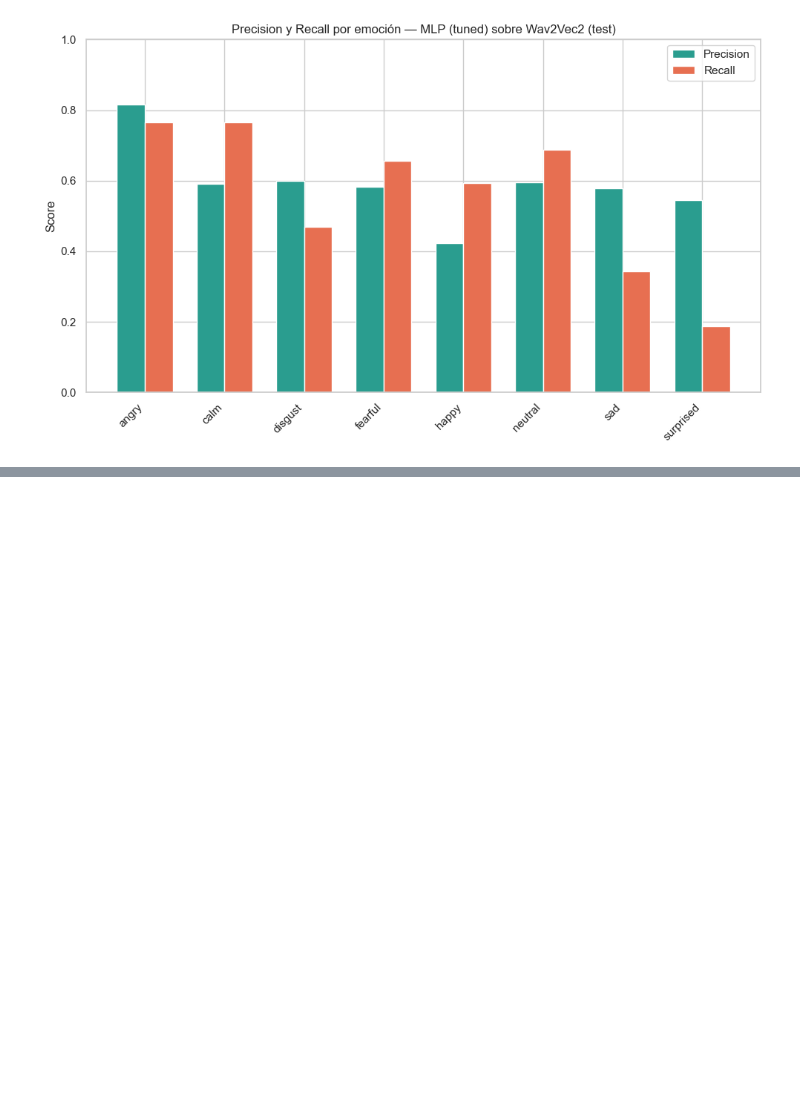
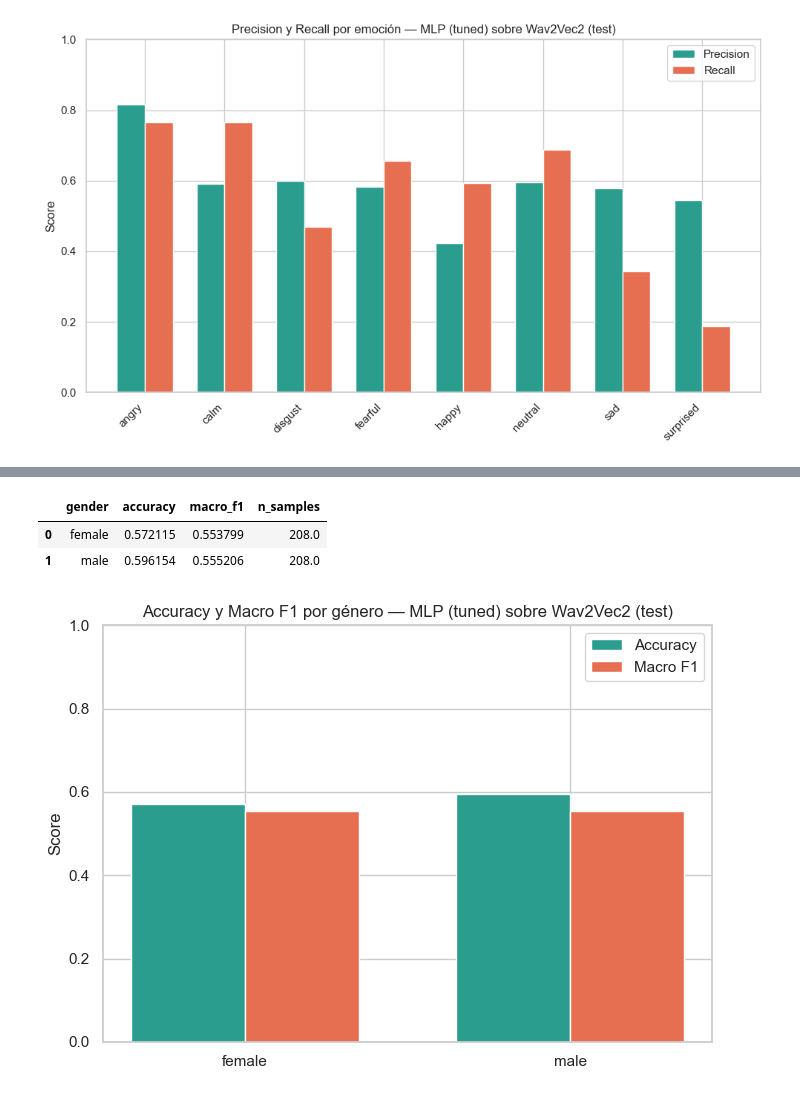
Before and after one commit to pjuls/Proyecto-Final---ML, a Jupyter notebook: notebooks/00_proyecto_final.ipynb, the cells around one changed output, grey strips where cells are left out. Cells and saved outputs as stored; diff of their text form; code cells hidden in the pictures; blank space fills up the shorter version.

```diff
--- a/notebooks/00_proyecto_final.ipynb
+++ b/notebooks/00_proyecto_final.ipynb
@@ -2047,0 +2017,57 @@ plt.show()
+# %%
+from sklearn.metrics import accuracy_score, f1_score
+
+# Predicciones del mejor modelo sobre el test set "normal" (no el home-recorded)
+y_pred_test = best_mlp_wav2vec.predict(X_test2)
+
+results_test = pd.DataFrame({
+    "gender": test_df2["gender"].values,   # o feature_splits_2["test"]["gender"].values
+    "emotion_true": y_test2,
+    "emotion_pred": y_pred_test,
+})
+
+metrics_gender = (
+    results_test
+    .groupby("gender")
+    .apply(
+        lambda df: pd.Series({
+            "accuracy": accuracy_score(df["emotion_true"], df["emotion_pred"]),
+            "macro_f1": f1_score(
+                df["emotion_true"],
+                df["emotion_pred"],
+                average="macro",
+                zero_division=0,
+            ),
+            "n_samples": len(df),
+        })
+    )
+    .reset_index()
+)
+
+display(metrics_gender)
+
+# Gráfico de barras agrupadas: accuracy y macro F1 lado a lado, por género
+x = range(len(metrics_gender))
+width = 0.35
+
+fig, ax = plt.subplots(figsize=(7, 5))
+
+ax.bar([i - width / 2 for i in x], metrics_gender["accuracy"], width,
+       label="Accuracy", color="#2a9d8f")
+ax.bar([i + width / 2 for i in x], metrics_gender["macro_f1"], width,
+       label="Macro F1", color="#e76f51")
+
+ax.set_xticks(list(x))
+ax.set_xticklabels(metrics_gender["gender"])
+ax.set_ylabel("Score")
+ax.set_ylim(0, 1)
+ax.set_title("Accuracy y Macro F1 por género - MLP (tuned) sobre Wav2Vec2 (test)")
+ax.legend()
+
+plt.tight_layout()
+plt.show()
+# %% [output]
+|  | gender | accuracy | macro_f1 | n_samples |
+| 0 | female | 0.572115 | 0.553799 | 208.0 |
+| 1 | male | 0.596154 | 0.555206 | 208.0 |
+[figure, added]
```
Also changed, not shown: parts of 33 cells of this notebook, 44 other files.
